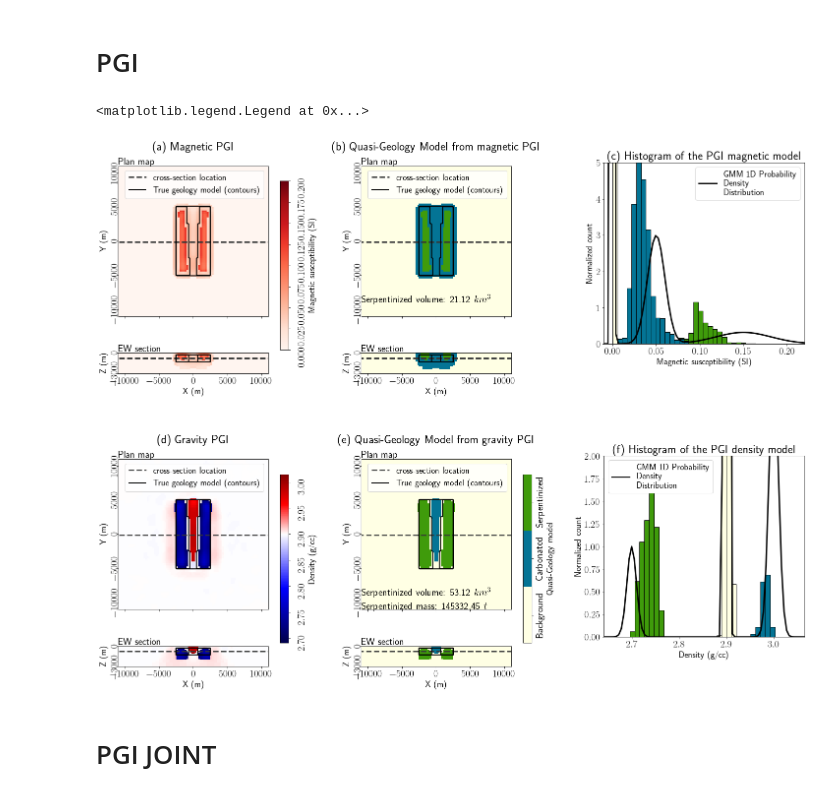
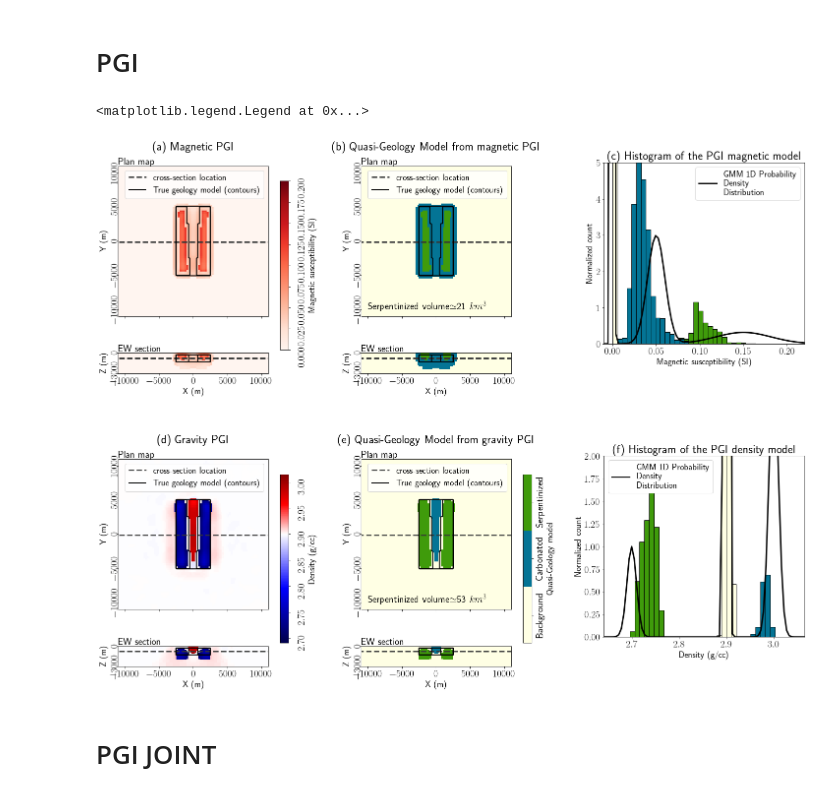
Before and after one commit to simpeg-research/Fast-Times-2021-Carbon-Mineralization, a Jupyter notebook: 3_blocks_model/Final_Visualization/MakeFigures-3blocks.ipynb, the cells around one changed output. Saved outputs shown, nothing was run; the diff lists cells and outputs as text; code cells hidden in the pictures.

Commit message:
updated 3 block figures (just integer volumes0

```diff
--- a/3_blocks_model/Final_Visualization/MakeFigures-3blocks.ipynb
+++ b/3_blocks_model/Final_Visualization/MakeFigures-3blocks.ipynb
@@ -799,26 +799,26 @@ ax0_grav_geo.text(-11000,11200,'Plan map',fontdict={'fontsize':ticksize})
 ax1_grav_geo.text(-11000,200,'EW section',fontdict={'fontsize':ticksize})
 
 ax0_grav_geo.text(
-    -11000,
-    -9000,
-    'Serpentinized volume: {:.2f} $km^3$'.format(1e-9*volume_estimate_pgi(quasi_geology_gravity)[1]),
+    -10000,
+    -10000,
+    'Serpentinized volume$\simeq${:.0f} $km^3$'.format(1e-9*np.round(volume_estimate_pgi(quasi_geology_gravity)[1])),
     fontdict={'fontsize':ticksize}
 )
 
-ax0_grav_geo.text(
-    -11000,
-    -11000,
-    'Serpentinized mass: {:.2f} $t$'.format(1e-6*mass_estimate_pgi(2.9 + gravity_pgi, quasi_geology_gravity)[1]),
-    fontdict={'fontsize':ticksize}
-)
+#ax0_grav_geo.text(
+#    -11000,
+#    -11000,
+#    'Serpentinized mass: {:.2f} $t$'.format(1e-6*mass_estimate_pgi(2.9 + gravity_pgi, quasi_geology_gravity)[1]),
+#    fontdict={'fontsize':ticksize}
+#)
 
 ax0_mag_geo.text(-11000,11200,'Plan map',fontdict={'fontsize':ticksize})
 ax1_mag_geo.text(-11000,200,'EW section',fontdict={'fontsize':ticksize})
 
 ax0_mag_geo.text(
-    -11000,
-    -9000,
-    'Serpentinized volume: {:.2f} $km^3$'.format(1e-9*volume_estimate_pgi(quasi_geology_magnetic)[1]),
+    -10000,
+    -10000,
+    'Serpentinized volume$\simeq${:.0f} $km^3$'.format(1e-9*np.round(volume_estimate_pgi(quasi_geology_magnetic)[1])),
     fontdict={'fontsize':ticksize}
 )
 
@@ -839,34 +839,34 @@ plot_histogram(
 )
 
 plot_histogram(
     ax=ax_mag_hist,
     model=magnetic_pgi,
     title='(c) Histogram of the PGI magnetic model',
     xlabel='Magnetic susceptibility (SI)',
     ylim=[0,5],
     xlim=[minsus-0.01,0.22],
     labelsize=labelsize,
     ticksize=ticksize,
     titlesize=titlesize,
     alpha=0
 )
 
 ax_grav_hist.hist(
     [(2.9+gravity_pgi)[quasi_geology_gravity == i] for i in np.unique(quasi_geology_gravity)],
     density=True,bins=30,stacked=True,#orientation="horizontal",
     color=colors, edgecolor='k'
 );
 ax_grav_hist.legend(fontsize=labelsize)
 
 ax_mag_hist.hist(
     [(magnetic_pgi)[quasi_geology_magnetic == i] for i in np.unique(quasi_geology_magnetic)],
     density=True,bins=30,stacked=True,#orientation="horizontal",
     color=colors, edgecolor='k'
 );
 ax_mag_hist.legend(fontsize=labelsize)
 # %% [output]
 <matplotlib.legend.Legend at 0x...>
-[figure, old version]
+[figure, new version]
 # %%
 fig.savefig('Single-Physics-PGI.png', dpi=200,bbox_inches='tight', pad_inches=0.1)
 # %% [markdown]
```
Also changed, not shown: parts of 1 cell of this notebook, 2 other files.
